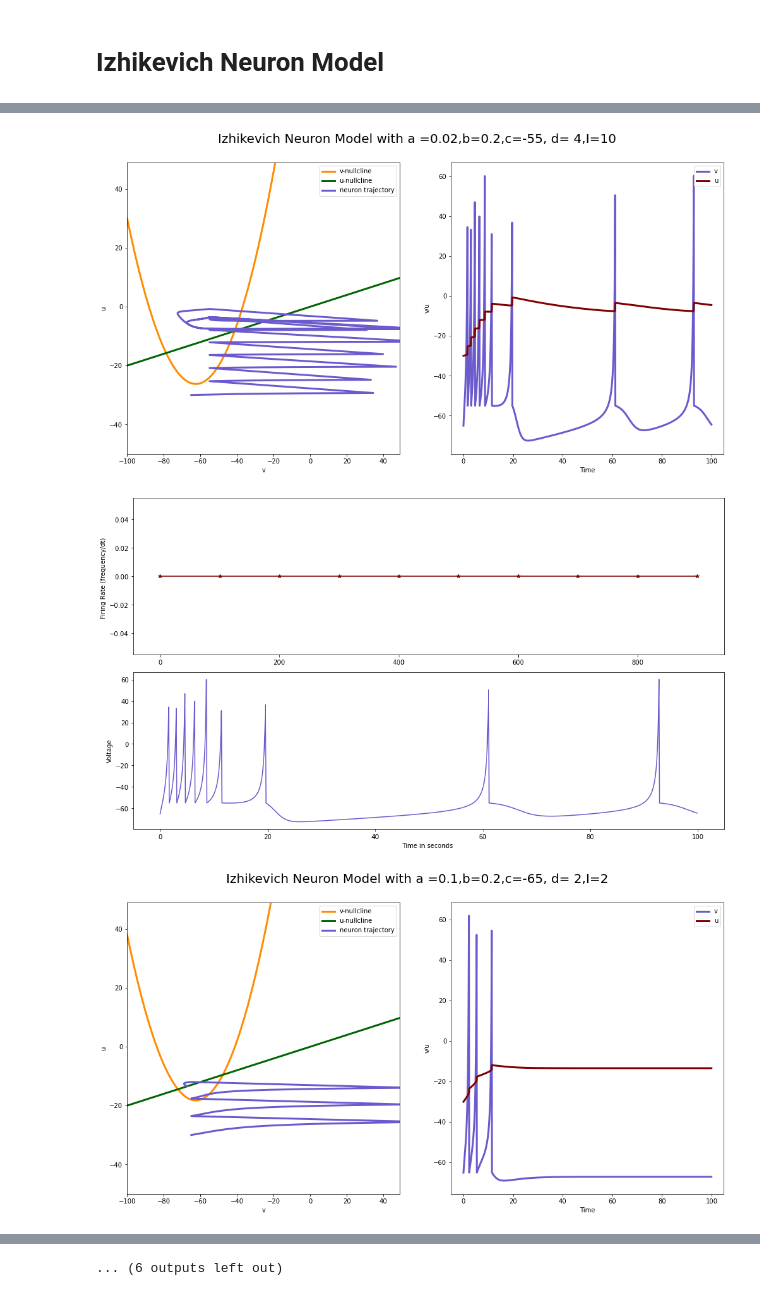
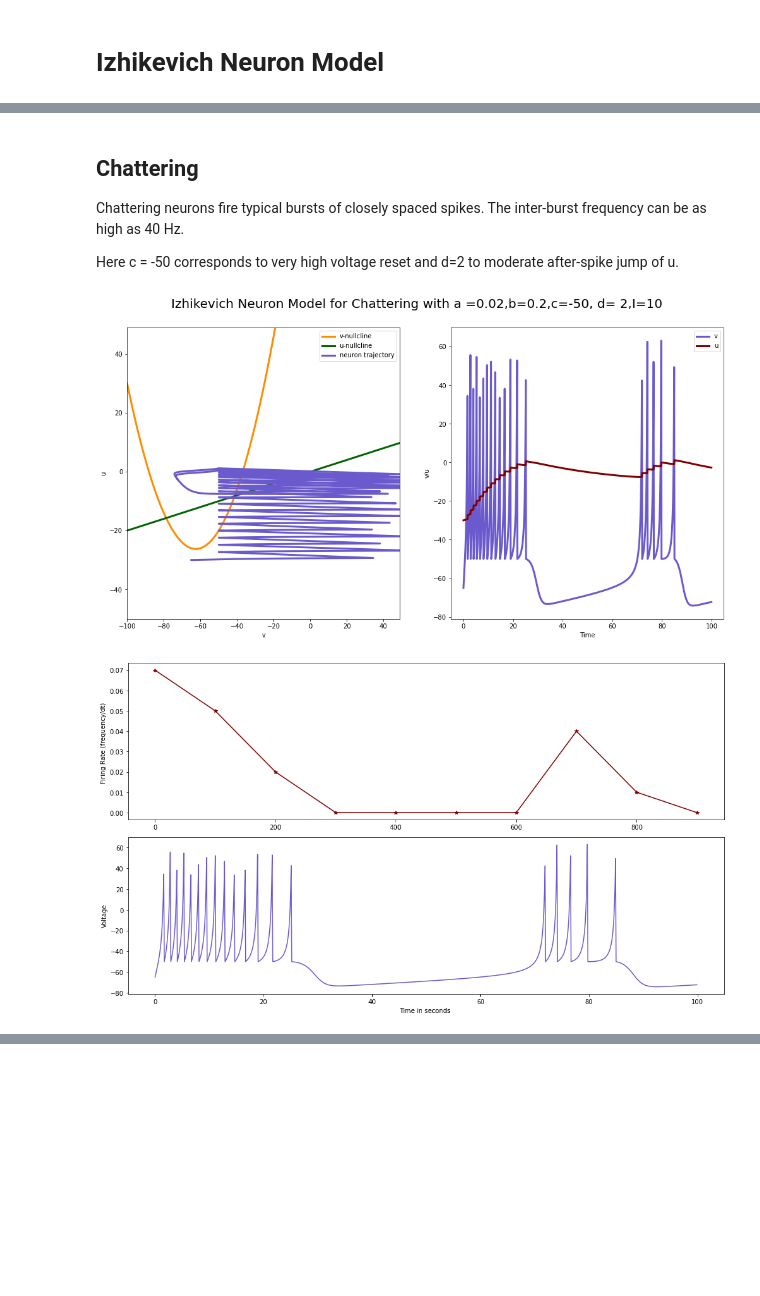
Before and after one commit to samar2605/Computational-Neuroscience, a Jupyter notebook: Izhikevich.ipynb, the cells around one changed output, grey strips where cells are left out. Drawn from its saved outputs; the diff is of its cells as text; code cells hidden in the pictures; blank space fills up the shorter version.

Commit message:
Izhikevich completed

```diff
--- a/Izhikevich.ipynb
+++ b/Izhikevich.ipynb
@@ -62,7 +62,7 @@ def get_state(states,params,dt):
         states[i,:] = get_next_state(states[i-1,:],params,dt)
     return states
 # %%
-def plot_all(states,params,range1,range2,tstop,dt,freq):
+def plot_all(states,params,range1,range2,tstop,dt,freq,str):
     # Create a figure with two pairs of axes for phase plot and time plot
     fig = plt.figure(figsize = [15,8])
     phax = fig.add_axes([.075,.1,.4,.8])
@@ -71,7 +71,7 @@ def plot_all(states,params,range1,range2,tstop,dt,freq):
     # freqax = fig2.add_subplot(111)
     # freqax2=fig2.add_subplot(121)
 
-    fig.suptitle(f'Izhikevich Neuron Model with a ={params[0]},b={params[1]},c={params[2]}, d= {params[3]},I={params[4]}',fontsize=20)
+    fig.suptitle(f'Izhikevich Neuron Model for {str} with a ={params[0]},b={params[1]},c={params[2]}, d= {params[3]},I={params[4]}',fontsize=20)
     # Display nullcline and trajectory of neuron in phase space
     phax.plot(range1,get_var1_nullcline(params,range1),color='darkorange',linewidth=3,label='v-nullcline')
     phax.plot(range1,get_var2_nullcline(params,range1),color='darkgreen',linewidth=3,label='u-nullcline')
@@ -120,0 +129,5 @@ params_lts=[0.02,0.25,-65,2,10]
+# %%
+states[0] = [-65, -30]
+states = get_state(states,params_rs,dt)
+freq=find_freq(states)
+plot_all(states,params_rs,range1,range2,tstop,dt,freq,"Regular Spiking")
@@ -120,0 +142,5 @@ params_lts=[0.02,0.25,-65,2,10]
+# %%
+states[0] = [-65, -30]
+states = get_state(states,params_ib,dt)
+freq=find_freq(states)
+plot_all(states,params_ib,range1,range2,tstop,dt,freq,"Intrinsically Bursting")
@@ -121,10 +150,13 @@ params_lts=[0.02,0.25,-65,2,10]
+# %% [markdown]
+## Chattering
+Chattering neurons fire typical bursts of closely spaced spikes. The inter-burst frequency can be as high as 40 Hz.
+
+Here c = -50 corresponds to very high voltage reset and d=2 to moderate after-spike jump of u.
 # %%
-for params in [params,params1,params_rs,params_ib,params_ch,params_fs,params_tc,params_rz,params_lts]:
-    freq=find_freq(states)
-    states[0] = [-65, -30]
-    states = get_state(states,params,dt)
-    plot_all(states,params,range1,range2,tstop,dt,freq)
+states[0] = [-65, -30]
+states = get_state(states,params_ch,dt)
+freq=find_freq(states)
+plot_all(states,params_ch,range1,range2,tstop,dt,freq,"Chattering")
 # %% [output]
-[figure, old version]
+[figure, new version]
-[figure, old version]
+[figure, new version]
-[figure, removed]
@@ -140 +162,0 @@ for params in [params,params1,params_rs,params_ib,params_ch,params_fs,params_tc,
-... (6 outputs left out)
```
Also changed, not shown: parts of 23 cells of this notebook, 1 other file.
